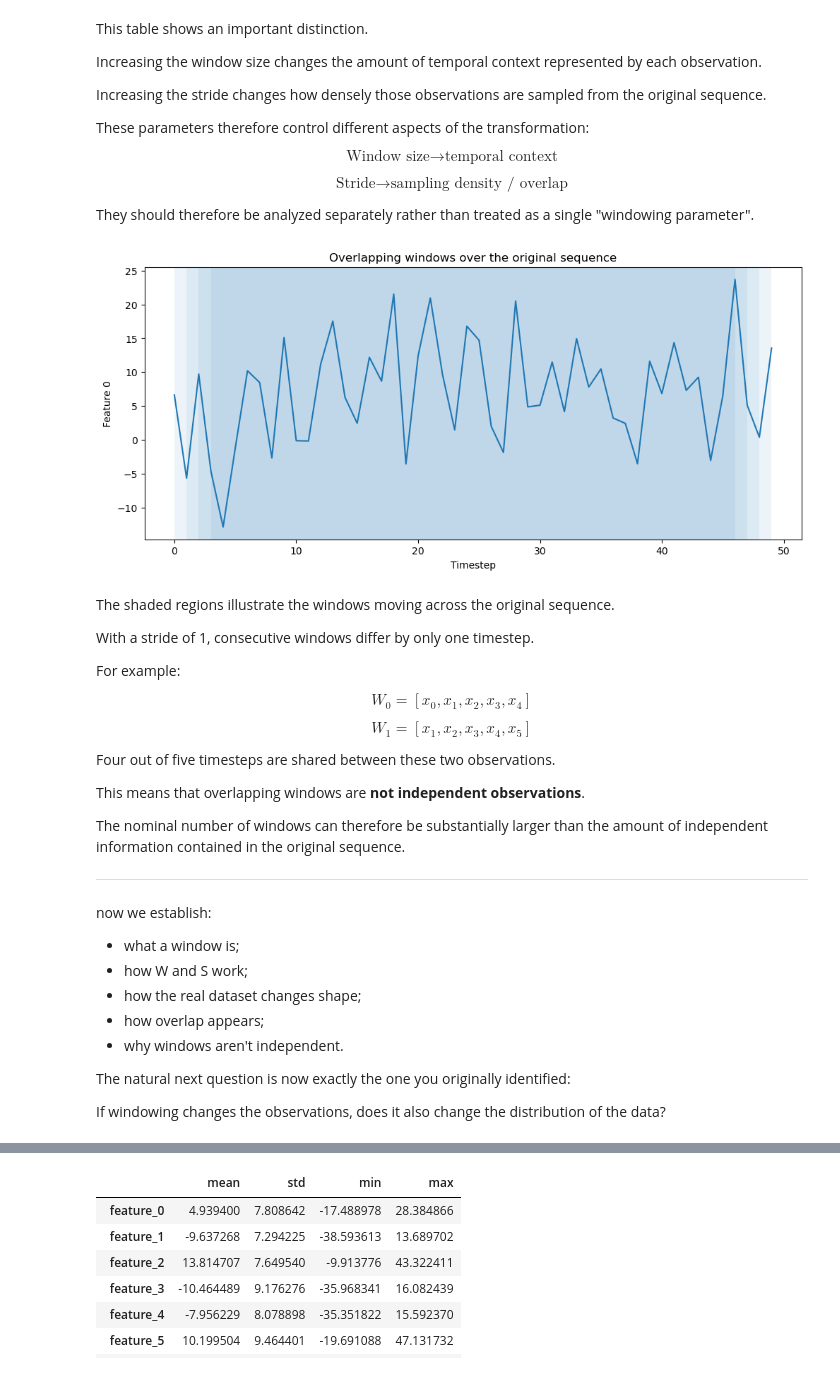
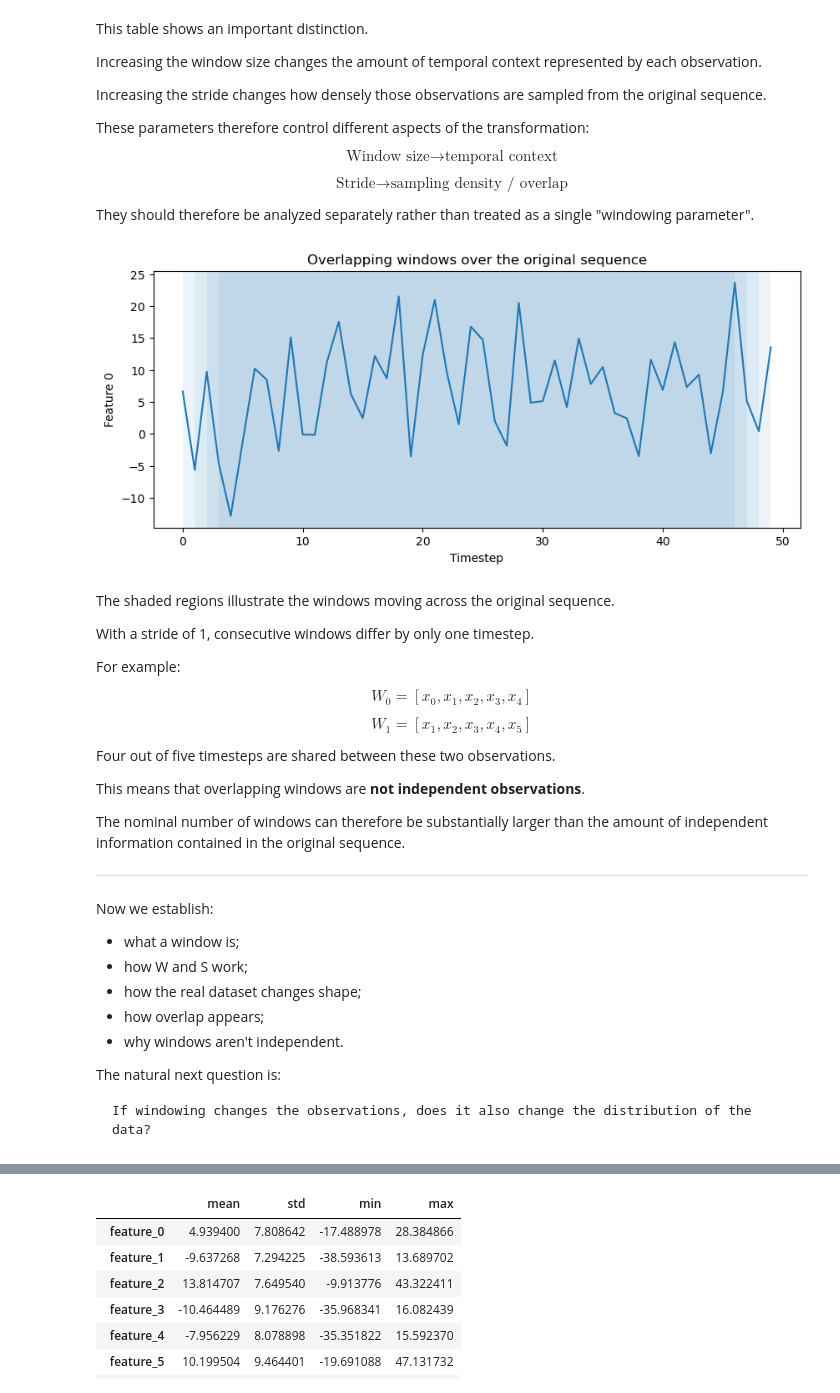
Before and after one commit to MNGARCIA085/Anomaly-Detection, a Jupyter notebook: notebooks/Generic_Widnowing.ipynb, the cells around one changed output, grey strips where cells are left out. Saved outputs shown, nothing was run; the diff lists cells and outputs as text; code cells hidden in the pictures.

```diff
--- a/notebooks/Generic_Widnowing.ipynb
+++ b/notebooks/Generic_Widnowing.ipynb
@@ -665,27 +639,27 @@ They should therefore be analyzed separately rather than treated as a single
 # %%
 # simple visualization; see later
 feature_idx = 0
 
-fig, ax = plt.subplots(figsize=(12, 5))
+fig, ax = plt.subplots(figsize=(10, 4))
 
 ax.plot(X_train[:50, feature_idx], label="Original sequence")
 
 window_size = 5
 stride = 1
 
 for start in range(0, 50 - window_size + 1, stride):
     ax.axvspan(
         start,
         start + window_size - 1,
         alpha=0.08,
     )
 
 ax.set_xlabel("Timestep")
 ax.set_ylabel(f"Feature {feature_idx}")
 ax.set_title("Overlapping windows over the original sequence")
 plt.show()
 # %% [output]
-[figure, old version]
+[figure, new version]
 # %% [markdown]
 The shaded regions illustrate the windows moving across the original sequence.
 
@@ -711,7 +685,7 @@ amount of independent information contained in the original sequence.
 
 
 ----------------------
-now we establish:
+Now we establish:
 
 - what a window is;
 - how W and S work;
@@ -719,7 +693,7 @@ now we establish:
 - how overlap appears;
 - why windows aren't independent.
 
-The natural next question is now exactly the one you originally identified:
+The natural next question is:
 
-If windowing changes the observations, does it also change the distribution of the data?
+    If windowing changes the observations, does it also change the distribution of the data?
 # %% [markdown]
```
Also changed, not shown: parts of 33 cells of this notebook.
